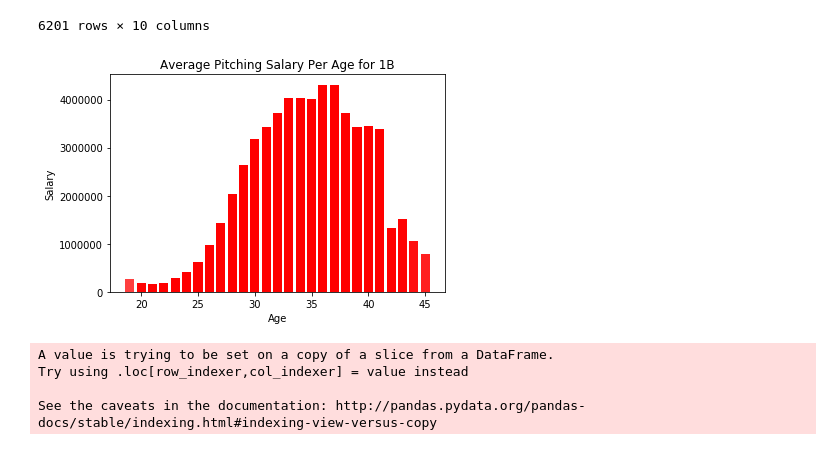
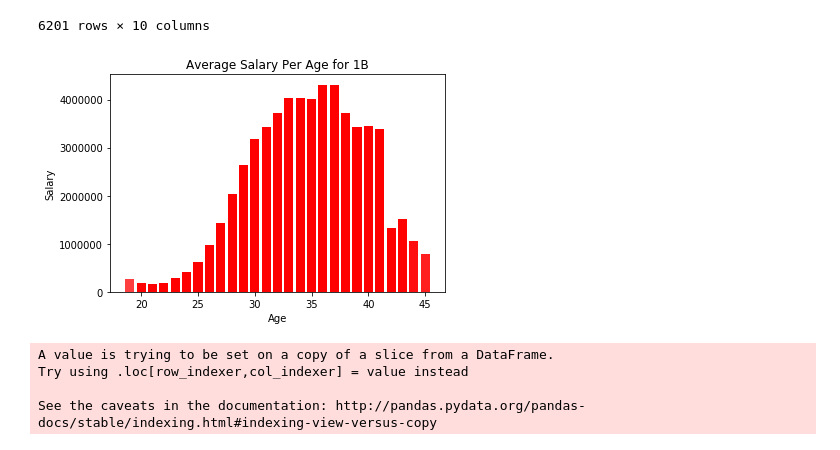
Before and after one commit to AGBarbour/Project-1, a Jupyter notebook: Salaries.ipynb, the cells around one changed output. Cells and saved outputs as stored; diff of their text form; code cells hidden in the pictures.

```diff
--- a/Salaries.ipynb
+++ b/Salaries.ipynb
@@ -608,13 +563,13 @@ See the caveats in the documentation: http://pandas.pydata.org/pandas-docs/stabl
 6201 rows × 10 columns
 # %%
 plt.bar(first_df['Age'], first_df['Average Salary per Age for 1B'], color='r', alpha=0.5, align="center")
-plt.title("Average Pitching Salary Per Age for 1B")
+plt.title("Average Salary Per Age for 1B")
 plt.xlabel("Age")
 plt.ylabel("Salary")
 plt.savefig("Salary/1B Salary.png")
 plt.show()
 # %% [output]
-[figure, old version]
+[figure, new version]
 # %%
 second_df = position_df[position_df.POS == '2B']
 second_df["Average Salary per Age for 2B"] = second_df.groupby("Age")["salary"].transform('mean')
```
Also changed, not shown: parts of 10 cells of this notebook, 8 other files.
